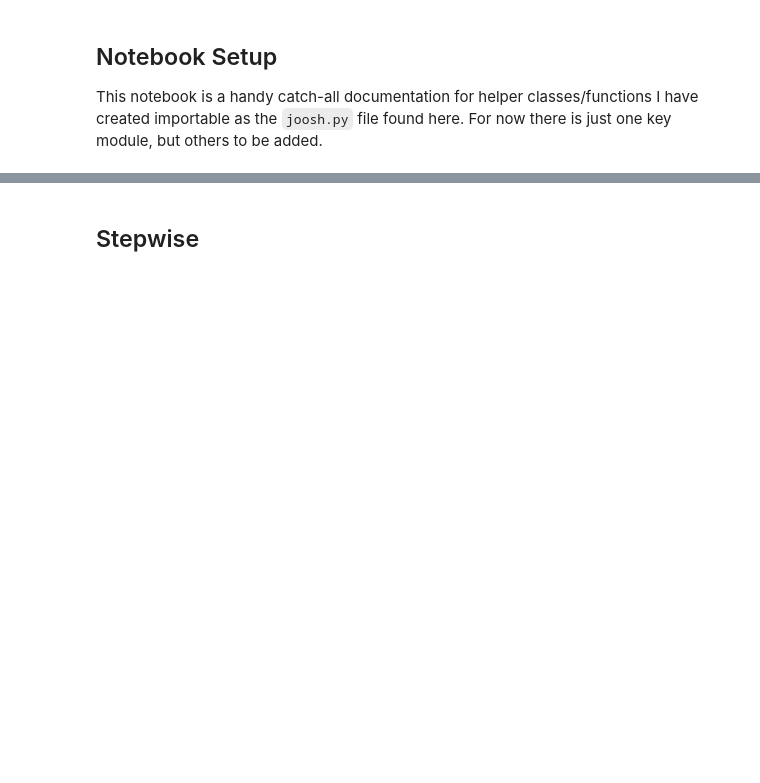
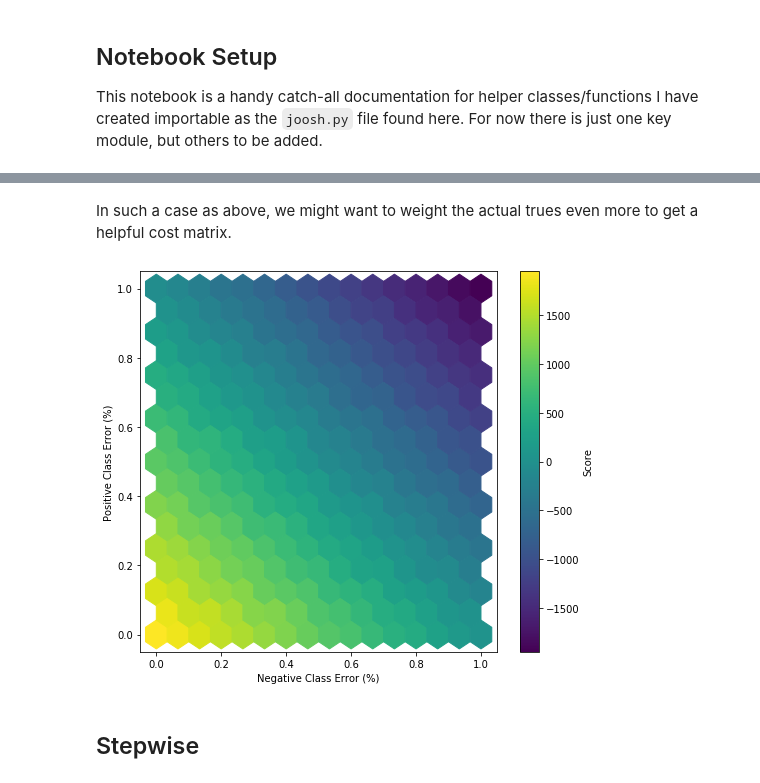
Before and after one commit to Joshkking/joosh, a Jupyter notebook: Joosh Documentation.ipynb, the cells around one changed output, grey strips where cells are left out. Saved outputs shown, nothing was run; the diff lists cells and outputs as text; code cells hidden in the pictures; blank space fills up the shorter version.

```diff
--- a/Joosh Documentation.ipynb
+++ b/Joosh Documentation.ipynb
@@ -12,3 +55,9 @@ pd.set_option('display.max_colwidth', None)
+# %% [markdown]
+In such a case as above, we might want to weight the actual trues even more to get a helpful cost matrix.
+# %%
+cm_sim(n=1000, propt=0.05, wtp=20, wtn=1, wfp=-1, wfn=-20)
+# %% [output]
+[figure, added]
 # %% [markdown]
 ## Stepwise
 # %%
```
Also changed, not shown: parts of 11 cells of this notebook, 1 other file.
